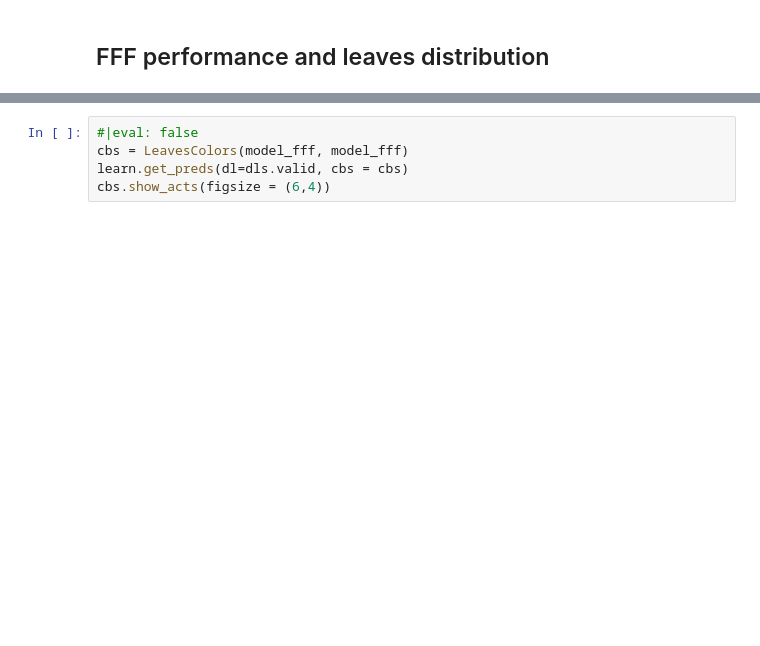
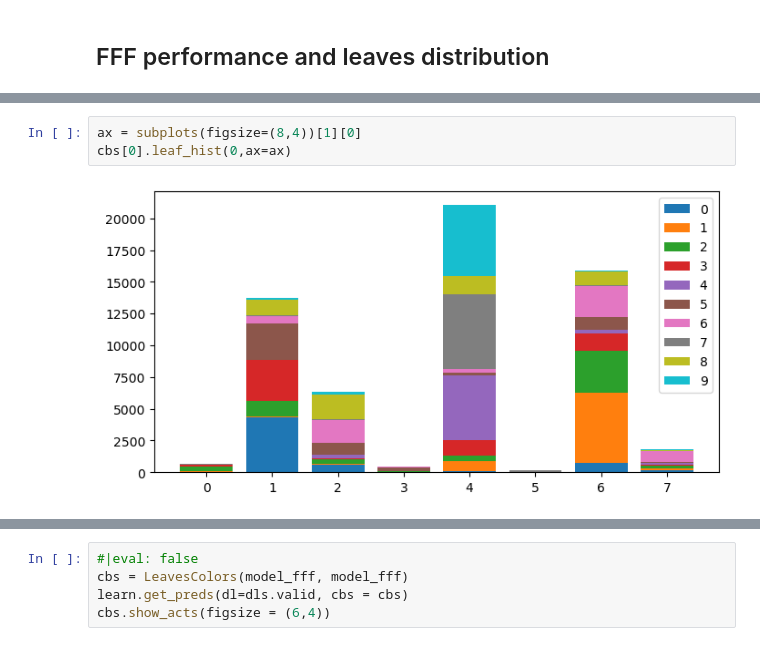
Before and after one commit to ssslakter/FastFF, a Jupyter notebook: nbs/02_performance.ipynb, the cells around one changed output, grey strips where cells are left out. Cells and saved outputs as stored; diff of their text form; blank space fills up the shorter version.

```diff
--- a/nbs/02_performance.ipynb
+++ b/nbs/02_performance.ipynb
@@ -173,0 +202,5 @@ learn.fit_one_cycle(10, lr_max=2e-2, cbs=cbs);
+# %%
+ax = subplots(figsize=(8,4))[1][0]
+cbs[0].leaf_hist(0,ax=ax)
+# %% [output]
+[figure, added]
```
Also changed, not shown: parts of 9 cells of this notebook, 7 other files.
